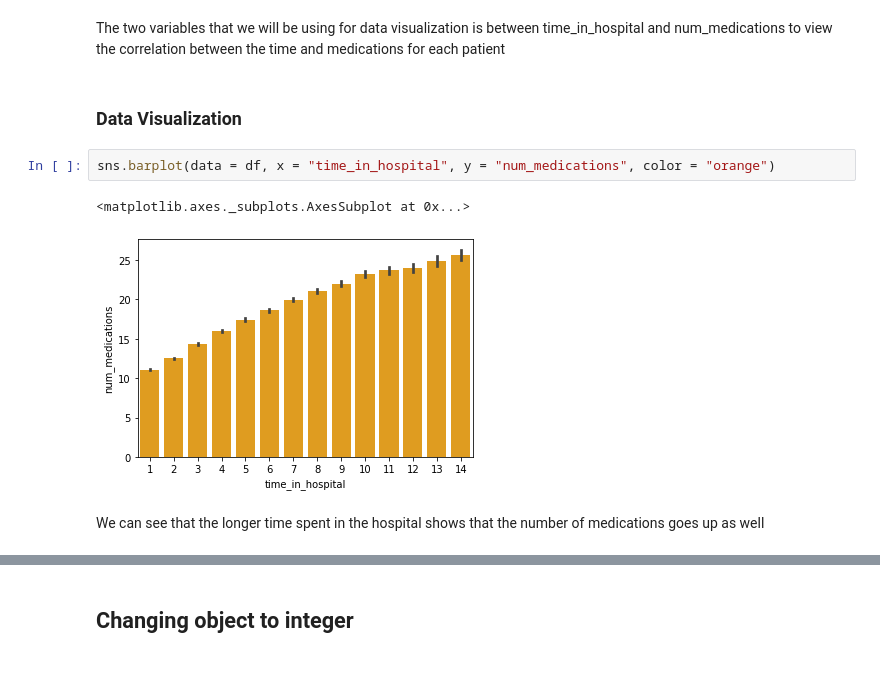
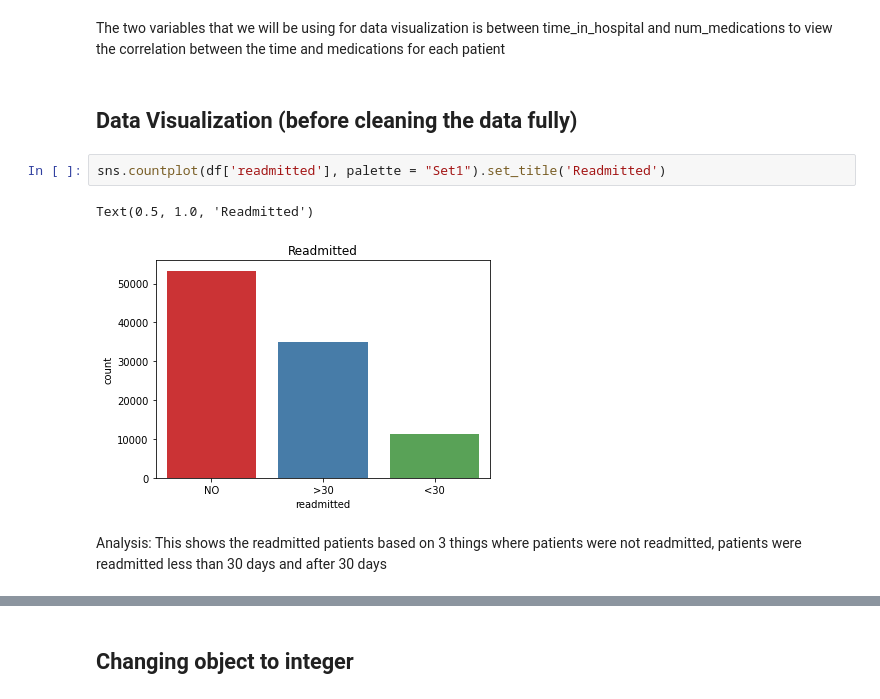
Before and after one commit to MelsonHeo00/Summer_MicroCredential, a Jupyter notebook: Mini_Project_4.ipynb, the cells around one changed output, grey strips where cells are left out. Saved outputs shown, nothing was run; the diff lists cells and outputs as text; blank space fills up the shorter version.

```diff
--- a/Mini_Project_4.ipynb
+++ b/Mini_Project_4.ipynb
@@ -190,12 +215,12 @@ memory usage: 14.5+ MB
 # %% [markdown]
 The two variables that we will be using for data visualization is between time_in_hospital and num_medications to view the correlation between the time and medications for each patient
 # %% [markdown]
-### Data Visualization
+## Data Visualization (before cleaning the data fully)
-# %%
-sns.barplot(data = df, x = "time_in_hospital", y = "num_medications", color = "orange")
-# %% [output]
-<matplotlib.axes._subplots.AxesSubplot at 0x...>
-[figure, removed]
-# %% [markdown]
-We can see that the longer time spent in the hospital shows that the number of medications goes up as well
+# %%
+sns.countplot(df['readmitted'], palette = "Set1").set_title('Readmitted')
+# %% [output]
+Text(0.5, 1.0, 'Readmitted')
+[figure, added]
+# %% [markdown]
+Analysis: This shows the readmitted patients based on 3 things where patients were not readmitted, patients were readmitted less than 30 days and after 30 days
 # %%
```
Also changed, not shown: parts of 74 cells of this notebook.
